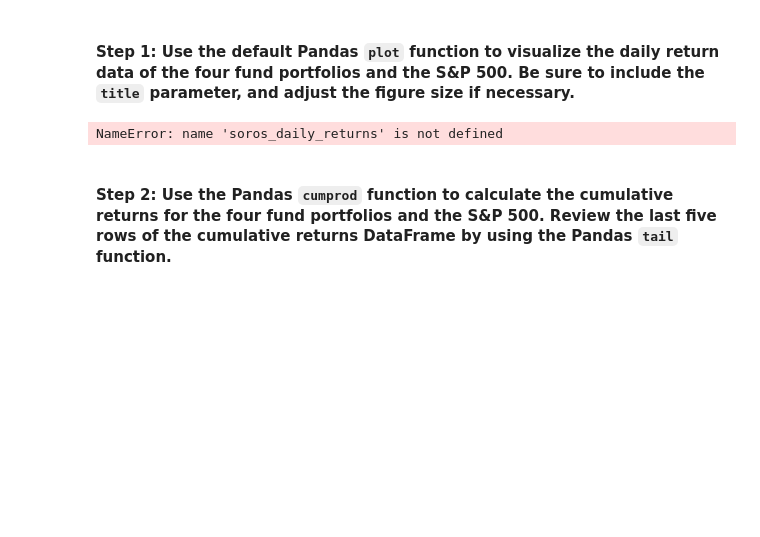
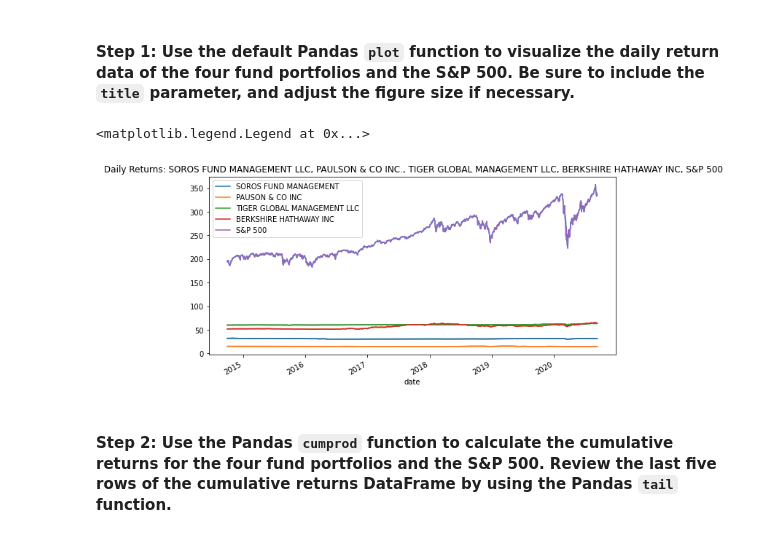
Before and after one commit to madhugirl/Whale-Investment-Opp, a Jupyter notebook: risk_return_analysis.ipynb, the cells around one changed output. Saved outputs shown, nothing was run; the diff lists cells and outputs as text; code cells hidden in the pictures; blank space fills up the shorter version.

```diff
--- a/risk_return_analysis.ipynb
+++ b/risk_return_analysis.ipynb
@@ -162,13 +162,17 @@ Analyze the data to determine if any of the portfolios outperform the broader st
 # %%
 # Plot the daily return data of the 4 funds and the S&P 500
 # Inclue a title parameter and adjust the figure size
-soros_daily_returns.plot(figsize=(10, 5), title="Daily Returns: SOROS FUND MANAGEMENT LLC,", color="red")
-daily_returns.plot (figsize=(10, 5), title="PAULSON & CO.INC.", color="blue")
+ax = daily_returns.plot(
+    legend="True",
+    figsize=(10,5),
+    title=" Daily Returns: SOROS FUND MANAGEMENT LLC, PAULSON & CO INC., TIGER GLOBAL MANAGEMENT LLC, BERKSHIRE HATHAWAY INC, S&P 500")
+daily_returns.plot(ax=ax)
+daily_returns.plot(ax=ax)
 
-daily_returns.plot['Close'].plot(legend=True, figsize=(15, 7), title="Bitstamps and Coinbase Overlay", color="red", label="Bitstamp Exchange")
-coinbase_sliced['Close'].plot(legend=True, figsize=(15, 7), color="blue", label="Coinbase Exchange")
+ax.legend(["SOROS FUND MANAGEMENT", "PAUSON & CO INC", "TIGER GLOBAL MANAGEMENT LLC", "BERKSHIRE HATHAWAY INC", "S&P 500"])
 # %% [output]
-NameError: name 'soros_daily_returns' is not defined
+<matplotlib.legend.Legend at 0x...>
+[figure, added]
 # %% [markdown]
 #### Step 2: Use the Pandas `cumprod` function to calculate the cumulative returns for the four fund portfolios and the S&P 500. Review the last five rows of the cumulative returns DataFrame by using the Pandas `tail` function.
 # %%
```
